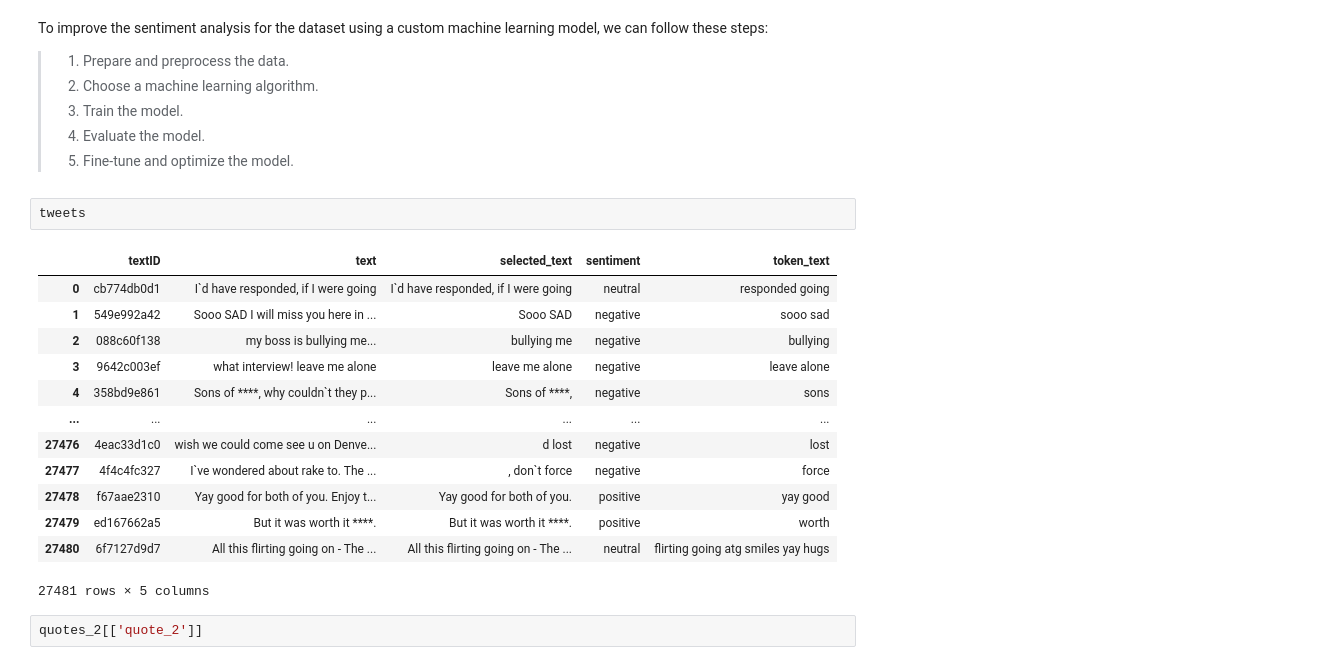
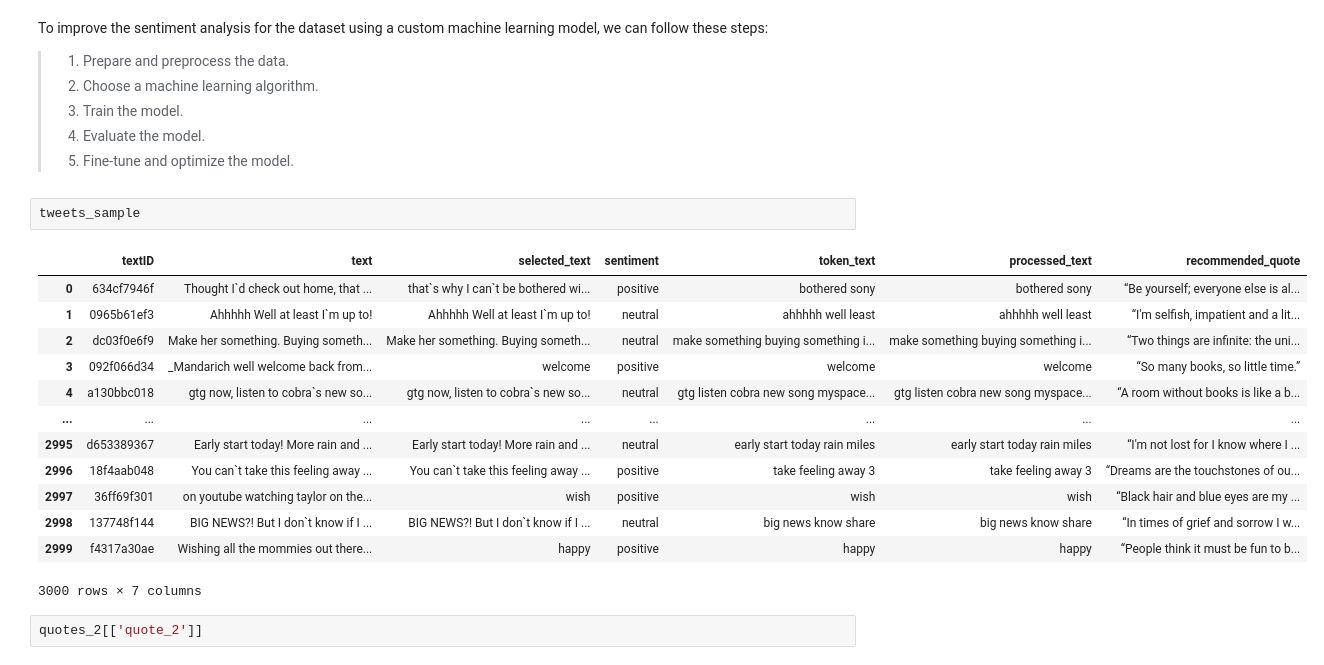
Before and after one commit to I-Macharia/Everyday_Quotes, a Jupyter notebook: Quotes_modelling.ipynb, the cells around one changed output. Saved outputs shown, nothing was run; the diff lists cells and outputs as text.

```diff
--- a/Quotes_modelling.ipynb
+++ b/Quotes_modelling.ipynb
@@ -540,22 +514,22 @@ To improve the sentiment analysis for the dataset using a custom machine learnin
 > 3. Train the model.
 > 4. Evaluate the model.
 > 5. Fine-tune and optimize the model.
-# %%
-tweets
-# %% [output]
-|  | textID | text | selected_text | sentiment | token_text |
-| 0 | cb774db0d1 | I`d have responded, if I were going | I`d have responded, if I were going | neutral | responded going |
-| 1 | 549e992a42 | Sooo SAD I will miss you here in ... | Sooo SAD | negative | sooo sad |
-| 2 | 088c60f138 | my boss is bullying me... | bullying me | negative | bullying |
-| 3 | 9642c003ef | what interview! leave me alone | leave me alone | negative | leave alone |
-| 4 | 358bd9e861 | Sons of ****, why couldn`t they p... | Sons of ****, | negative | sons |
-| ... | ... | ... | ... | ... | ... |
-| 27476 | 4eac33d1c0 | wish we could come see u on Denve... | d lost | negative | lost |
-| 27477 | 4f4c4fc327 | I`ve wondered about rake to. The ... | , don`t force | negative | force |
-| 27478 | f67aae2310 | Yay good for both of you. Enjoy t... | Yay good for both of you. | positive | yay good |
-| 27479 | ed167662a5 | But it was worth it ****. | But it was worth it ****. | positive | worth |
-| 27480 | 6f7127d9d7 | All this flirting going on - The ... | All this flirting going on - The ... | neutral | flirting going atg smiles yay hugs |
-27481 rows × 5 columns
+# %%
+tweets_sample
+# %% [output]
+|  | textID | text | selected_text | sentiment | token_text | processed_text | recommended_quote |
+| 0 | 634cf7946f | Thought I`d check out home, that ... | that`s why I can`t be bothered wi... | positive | bothered sony | bothered sony | “Be yourself; everyone else is al... |
+| 1 | 0965b61ef3 | Ahhhhh Well at least I`m up to! | Ahhhhh Well at least I`m up to! | neutral | ahhhhh well least | ahhhhh well least | “I'm selfish, impatient and a lit... |
+| 2 | dc03f0e6f9 | Make her something. Buying someth... | Make her something. Buying someth... | neutral | make something buying something i... | make something buying something i... | “Two things are infinite: the uni... |
+| 3 | 092f066d34 | _Mandarich well welcome back from... | welcome | positive | welcome | welcome | “So many books, so little time.” |
+| 4 | a130bbc018 | gtg now, listen to cobra`s new so... | gtg now, listen to cobra`s new so... | neutral | gtg listen cobra new song myspace... | gtg listen cobra new song myspace... | “A room without books is like a b... |
+| ... | ... | ... | ... | ... | ... | ... | ... |
+| 2995 | d653389367 | Early start today! More rain and ... | Early start today! More rain and ... | neutral | early start today rain miles | early start today rain miles | “I'm not lost for I know where I ... |
+| 2996 | 18f4aab048 | You can`t take this feeling away ... | You can`t take this feeling away ... | positive | take feeling away 3 | take feeling away 3 | “Dreams are the touchstones of ou... |
+| 2997 | 36ff69f301 | on youtube watching taylor on the... | wish | positive | wish | wish | “Black hair and blue eyes are my ... |
+| 2998 | 137748f144 | BIG NEWS?! But I don`t know if I ... | BIG NEWS?! But I don`t know if I ... | neutral | big news know share | big news know share | “In times of grief and sorrow I w... |
+| 2999 | f4317a30ae | Wishing all the mommies out there... | happy | positive | happy | happy | “People think it must be fun to b... |
+3000 rows × 7 columns
 # %%
 quotes_2[['quote_2']]
 # %% [output]
```
Also changed, not shown: parts of 26 cells of this notebook, 13 other files.
